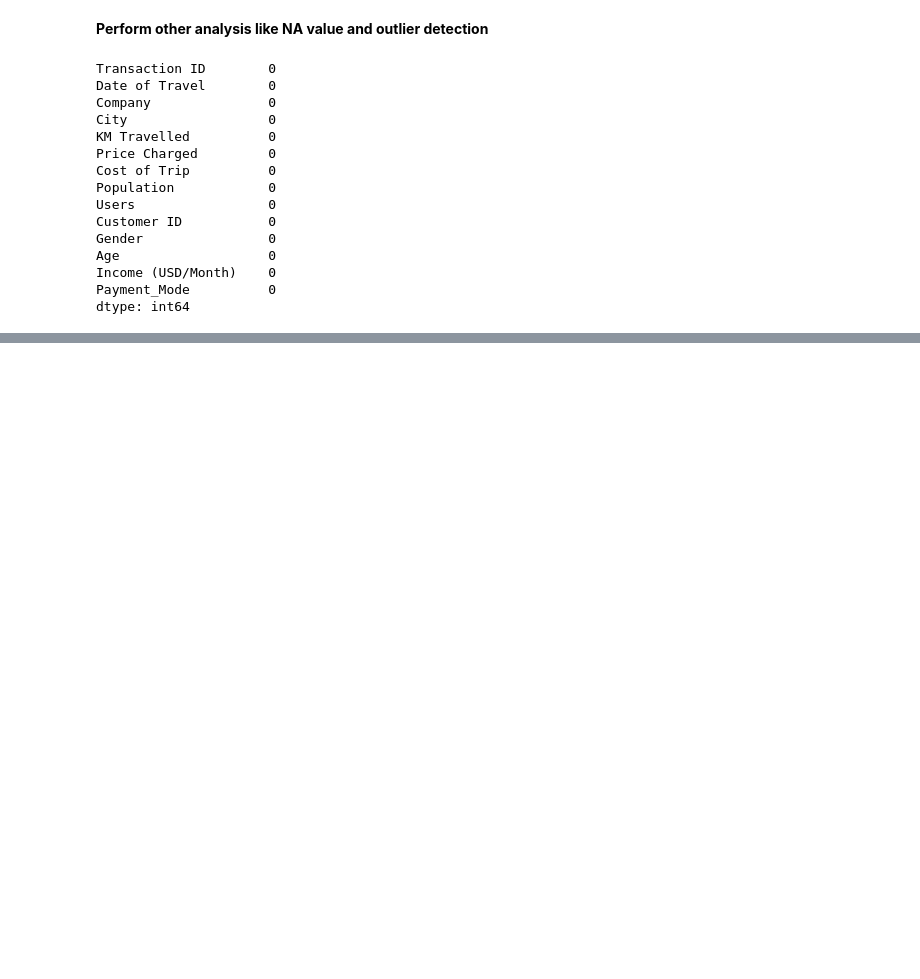
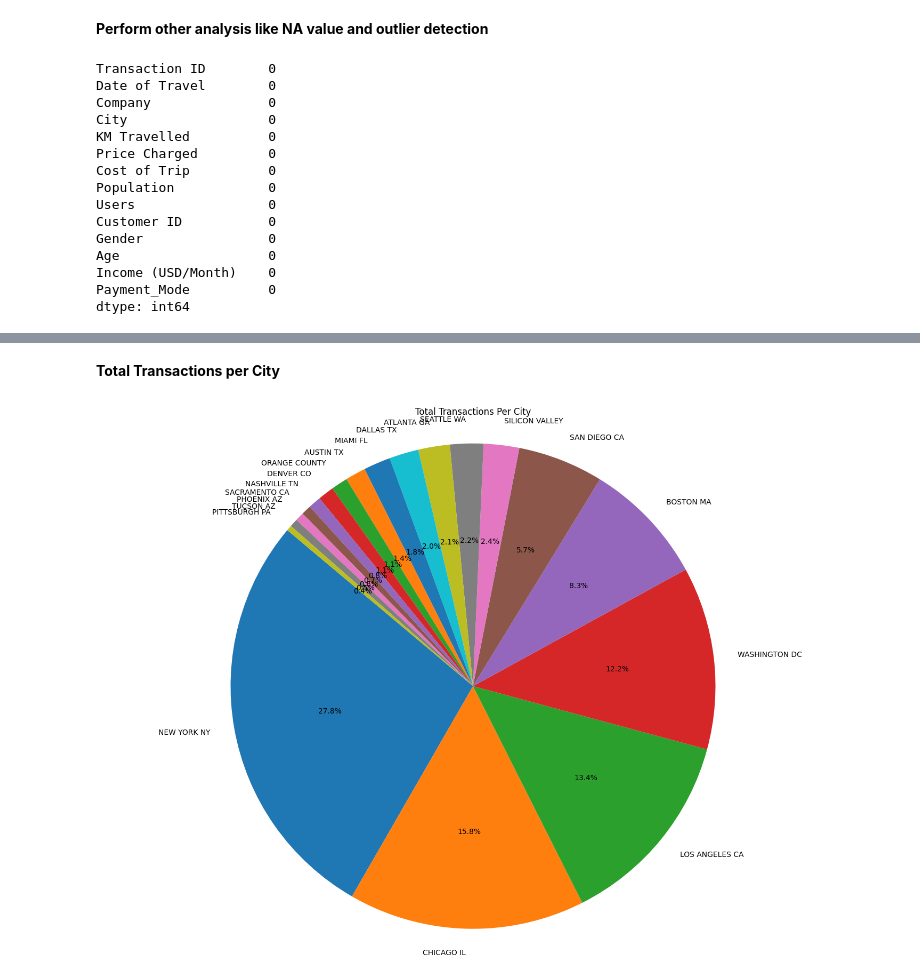
Before and after one commit to awwab-ahmed/DataGlacier, a Jupyter notebook: Week2/EDA Notebook (G2M insight for Cab Investment firm).ipynb, the cells around one changed output, grey strips where cells are left out. Cells and saved outputs as stored; diff of their text form; code cells hidden in the pictures; blank space fills up the shorter version.

```diff
--- a/Week2/EDA Notebook (G2M insight for Cab Investment firm).ipynb
+++ b/Week2/EDA Notebook (G2M insight for Cab Investment firm).ipynb
@@ -217,0 +234,11 @@ dtype: int64
+# %% [markdown]
+**Total Transactions per City**
+# %%
+city_transaction_counts = all_datasets_merged['City'].value_counts()
+plt.figure(figsize=(18, 13))
+plt.pie(city_transaction_counts, labels=city_transaction_counts.index, autopct='%1.1f%%', startangle=140)
+plt.title('Total Transactions Per City')
+plt.axis('equal')
+plt.show()
+# %% [output]
+[figure, added]
```
Also changed, not shown: parts of 17 cells of this notebook, 1 other file.
